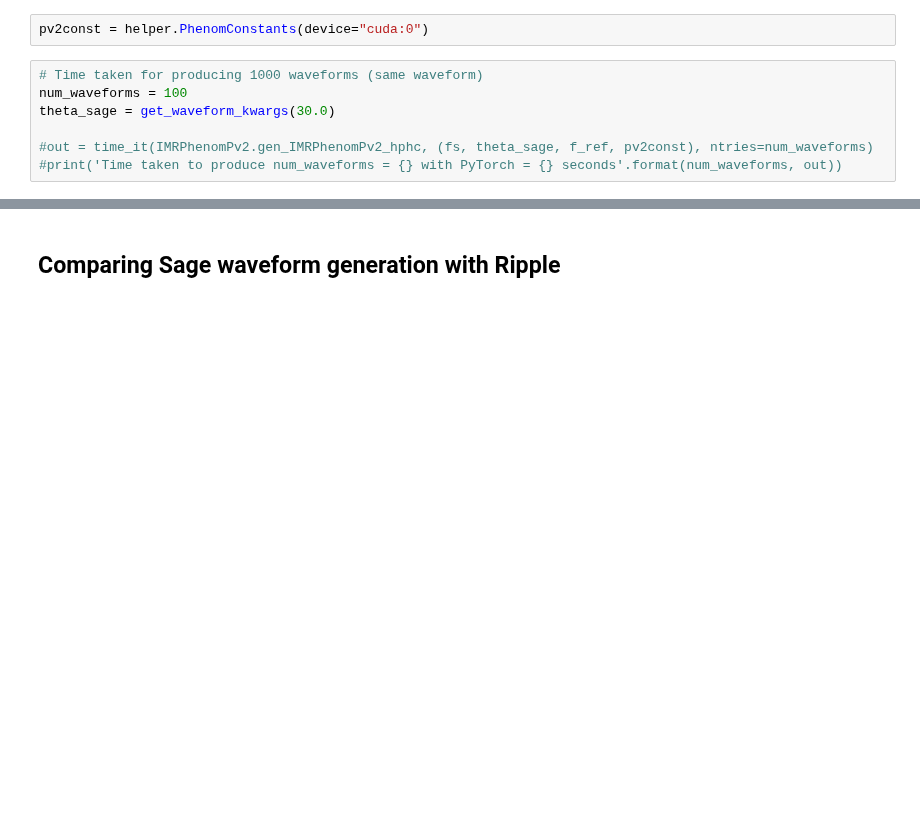
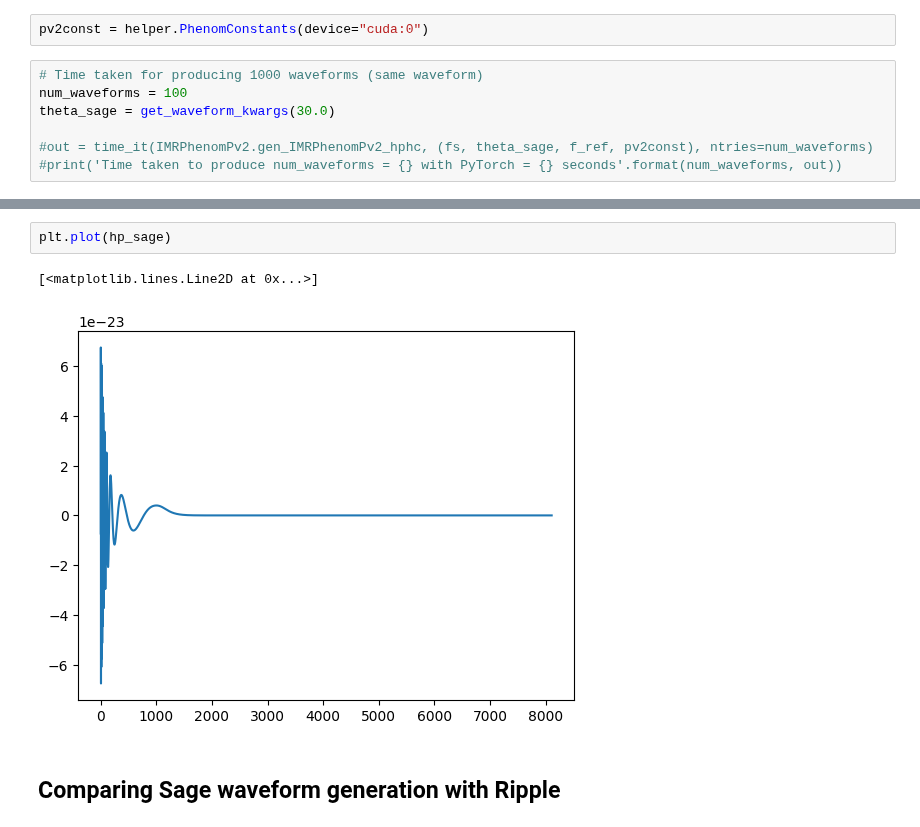
Before and after one commit to nnarenraju/sage, a Jupyter notebook: repro/start_here.ipynb, the cells around one changed output, grey strips where cells are left out. Cells and saved outputs as stored; diff of their text form; blank space fills up the shorter version.

```diff
--- a/repro/start_here.ipynb
+++ b/repro/start_here.ipynb
@@ -241,3 +242,8 @@ print(hp_sage)
+# %%
+plt.plot(hp_sage)
+# %% [output]
+[<matplotlib.lines.Line2D at 0x...>]
+[figure, added]
 # %% [markdown]
 ## Comparing Sage waveform generation with Ripple
 # %%
```
Also changed, not shown: parts of 7 cells of this notebook.
